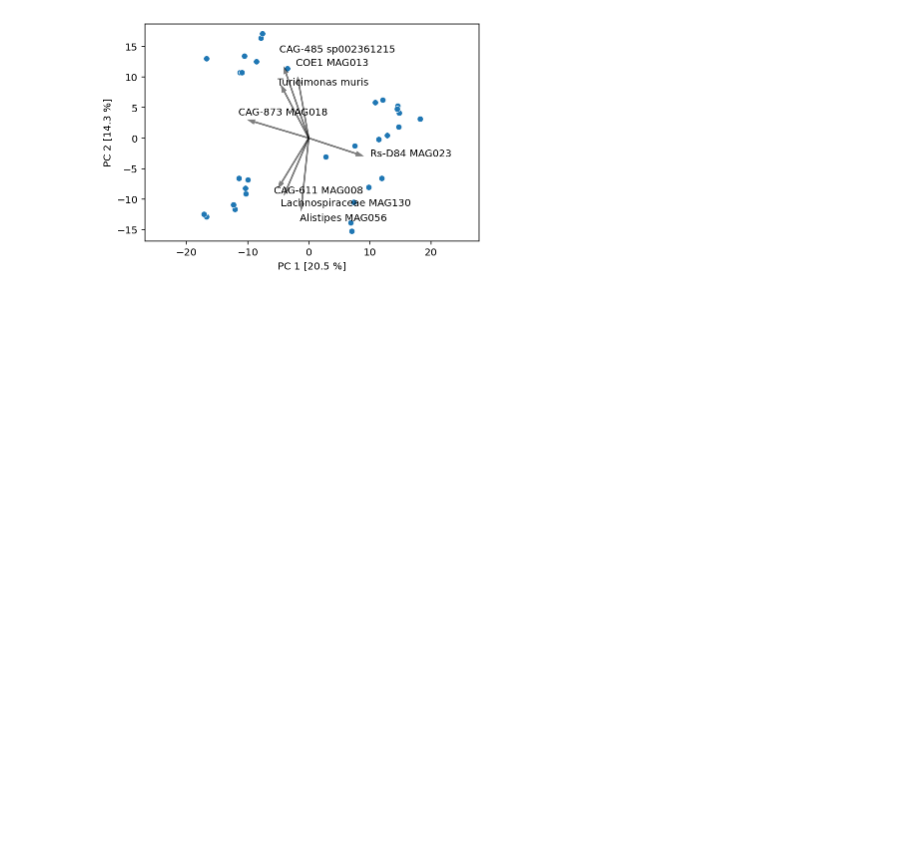
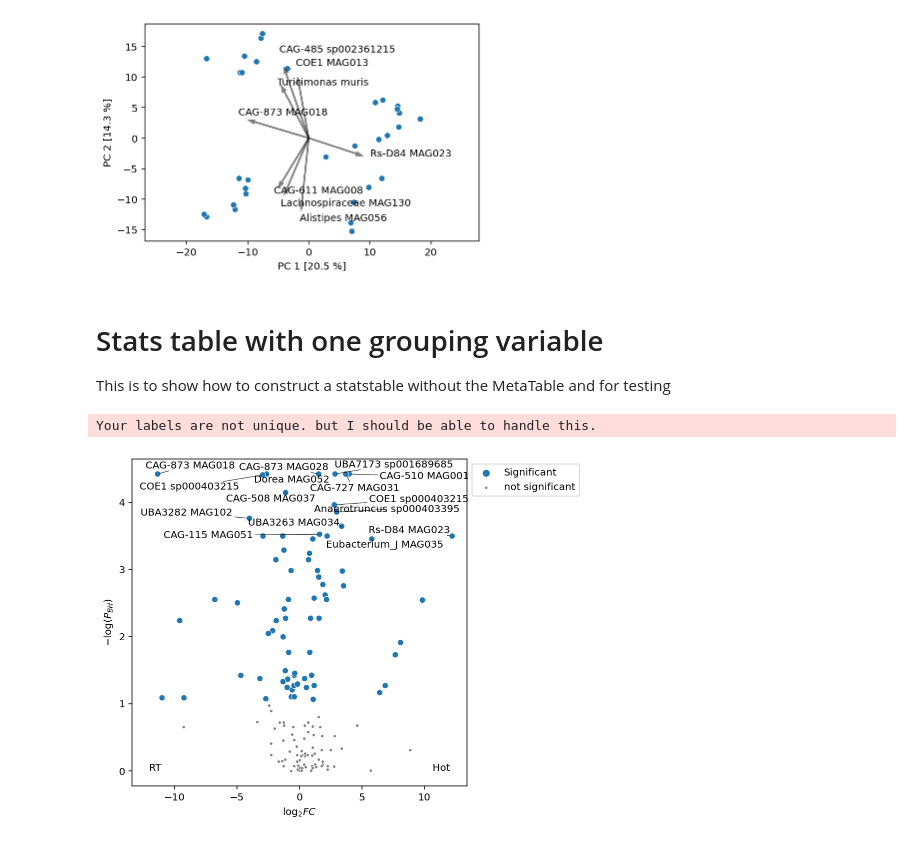
Before and after one commit to SilasK/statsplot, a Jupyter notebook: example.ipynb, the cells around one changed output. Drawn from its saved outputs; the diff is of its cells as text; code cells hidden in the pictures; blank space fills up the shorter version.

```diff
--- a/example.ipynb
+++ b/example.ipynb
@@ -287,3 +282,24 @@ pca.plot_biplot(labels=Tax.Label)
 automatic selection selected 10 to visualize, which is probably to much. I select only 8
 <AxesSubplot:xlabel='PC 1 [20.5 %]', ylabel='PC 2 [14.3 %]'>
 [figure]
+# %% [markdown]
+# Stats table with one grouping variable
+
+This is to show how to construct a statstable without the MetaTable and for testing
+# %%
+# create stats table
+
+ST = stp.StatsTable(
+    relab,
+    test_variable=metadata.Group,
+    label_variable=Tax.Label,
+    data_unit="Relative abundance",
+    test="mannwhitneyu",
+    ref_group="RT",
+)
+# %% [output]
+Your labels are not unique. but I should be able to handle this.
+# %%
+ST.vulcanoplot()
+# %% [output]
+[figure, added]
```
Also changed, not shown: parts of 10 cells of this notebook, 5 other files.
